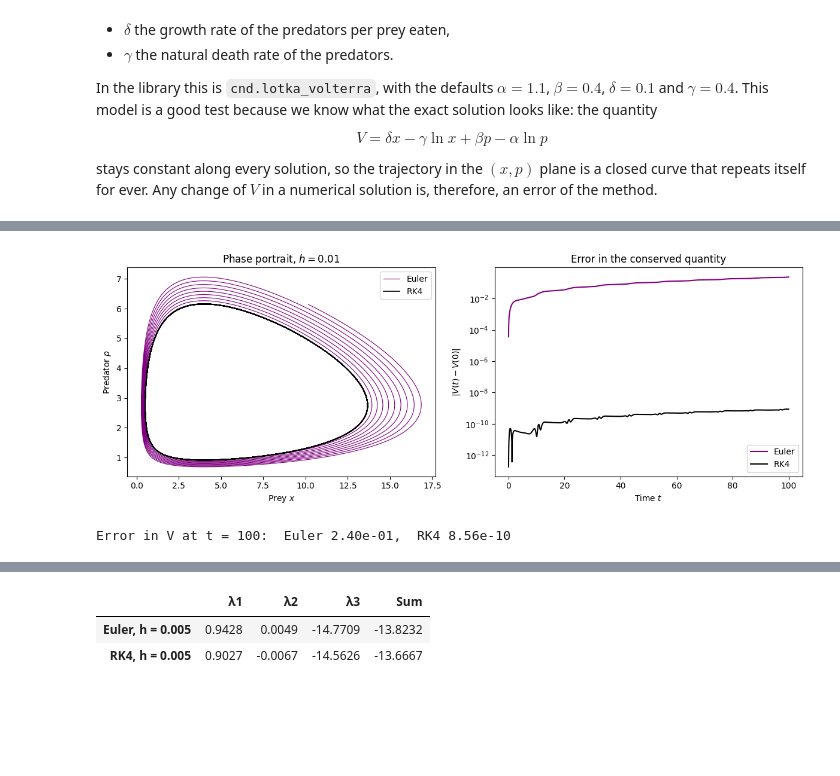
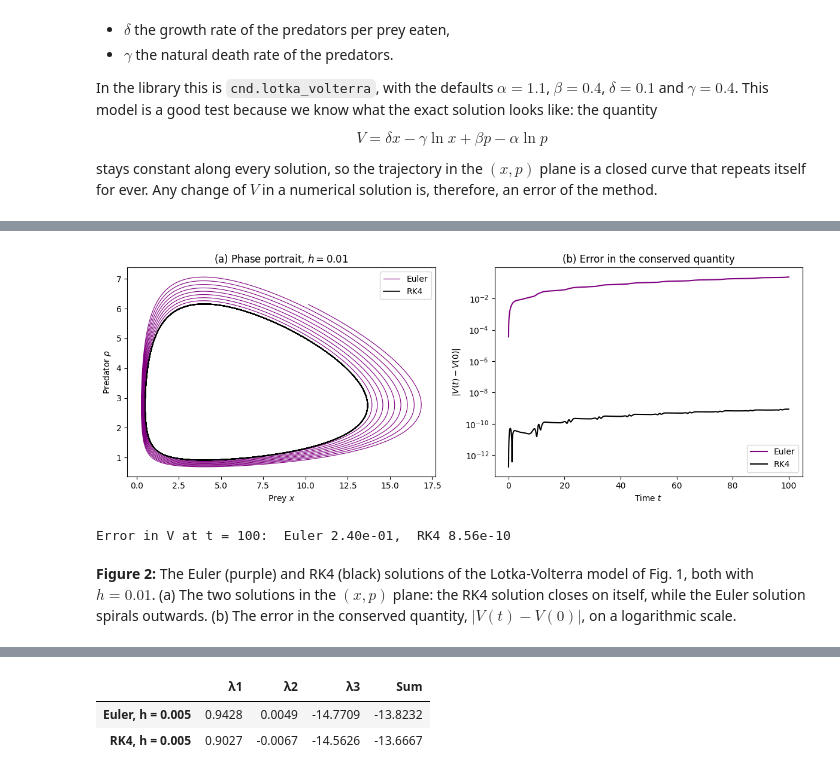
Before and after one commit to hy20577/complex-network-dynamics, a Jupyter notebook: mkdoc_material/docs/tutorials/04_integrating_odes.ipynb, the cells around one changed output, grey strips where cells are left out. Cells and saved outputs as stored; diff of their text form; code cells hidden in the pictures; blank space fills up the shorter version.

```diff
--- a/mkdoc_material/docs/tutorials/04_integrating_odes.ipynb
+++ b/mkdoc_material/docs/tutorials/04_integrating_odes.ipynb
@@ -128,21 +121,22 @@ y0_lv = np.array([10.0, 5.0])  # 10 prey and 5 predators
 h_lv = 0.01
 n_steps_lv = 10_000            # total time = n_steps * h = 100
 
-t_euler, lv_euler = euler_method(cnd.lotka_volterra, y0_lv, 0.0, h_lv, n_steps_lv)
+t_euler, lv_euler = cnd.euler_with_lyapunov(cnd.lotka_volterra, y0_lv, 0.0, h_lv, n_steps_lv + 1,
+                                          lyap_mode="none", n_transient=0)
 
 fig, (ax1, ax2) = plt.subplots(1, 2, figsize=(12, 4.5))
 ax1.plot(t_euler, lv_euler[:, 0], "b-", label="Prey $x(t)$")
 ax1.plot(t_euler, lv_euler[:, 1], "r-", label="Predator $p(t)$")
 ax1.set_xlabel("Time $t$")
 ax1.set_ylabel("Population")
-ax1.set_title("Lotka-Volterra with the Euler method: time series")
+ax1.set_title("(a) Lotka-Volterra with the Euler method: time series")
 ax1.legend()
 
 ax2.plot(lv_euler[:, 0], lv_euler[:, 1], color="purple", linewidth=0.8)
 ax2.plot(*y0_lv, "go", label="Initial state")
 ax2.set_xlabel("Prey $x$")
 ax2.set_ylabel("Predator $p$")
-ax2.set_title("Phase portrait")
+ax2.set_title("(b) Phase portrait")
 ax2.legend()
 plt.tight_layout()
 plt.show()
@@ -182,35 +178,37 @@ the same step size as before, and compare the conserved quantity $V$ of the two
 # %%
 def conserved_quantity(y, alpha=1.1, beta=0.4, delta=0.1, gamma=0.4):
     x, p = y[:, 0], y[:, 1]
     return delta * x - gamma * np.log(x) + beta * p - alpha * np.log(p)
 
 
 t_rk4, lv_rk4 = cnd.rk4_with_lyapunov(cnd.lotka_volterra, y0_lv, 0.0, h_lv, n_steps_lv + 1,
                                       lyap_mode="none", n_transient=0)
 
 fig, (ax1, ax2) = plt.subplots(1, 2, figsize=(12, 4.5))
 ax1.plot(lv_euler[:, 0], lv_euler[:, 1], color="purple", linewidth=0.8, label="Euler")
 ax1.plot(lv_rk4[:, 0], lv_rk4[:, 1], color="black", linewidth=1.2, label="RK4")
 ax1.set_xlabel("Prey $x$")
 ax1.set_ylabel("Predator $p$")
-ax1.set_title(f"Phase portrait, $h = {h_lv}$")
+ax1.set_title(f"(a) Phase portrait, $h = {h_lv}$")
 ax1.legend()
 
 V0 = conserved_quantity(y0_lv[None, :])[0]
 ax2.semilogy(t_euler[1:], np.abs(conserved_quantity(lv_euler) - V0)[1:], color="purple", label="Euler")
 ax2.semilogy(t_rk4[1:], np.abs(conserved_quantity(lv_rk4) - V0)[1:], color="black", label="RK4")
 ax2.set_xlabel("Time $t$")
 ax2.set_ylabel("$|V(t) - V(0)|$")
-ax2.set_title("Error in the conserved quantity")
+ax2.set_title("(b) Error in the conserved quantity")
 ax2.legend()
 plt.tight_layout()
 plt.show()
 
 print(f"Error in V at t = 100:  Euler {abs(conserved_quantity(lv_euler)[-1] - V0):.2e},  "
       f"RK4 {abs(conserved_quantity(lv_rk4)[-1] - V0):.2e}")
 # %% [output]
-[figure, old version]
+[figure, new version]
 Error in V at t = 100:  Euler 2.40e-01,  RK4 8.56e-10
+# %% [markdown]
+**Figure 2:** The Euler (purple) and RK4 (black) solutions of the Lotka-Volterra model of Fig. 1, both with $h = 0.01$. (a) The two solutions in the $(x, p)$ plane: the RK4 solution closes on itself, while the Euler solution spirals outwards. (b) The error in the conserved quantity, $|V(t) - V(0)|$, on a logarithmic scale.
 # %% [markdown]
 With the same step size, the RK4 solution closes on itself and keeps $V$ constant many orders of
 magnitude better than the Euler solution. To reach a similar accuracy, the Euler method would
```
Also changed, not shown: parts of 15 cells of this notebook.
